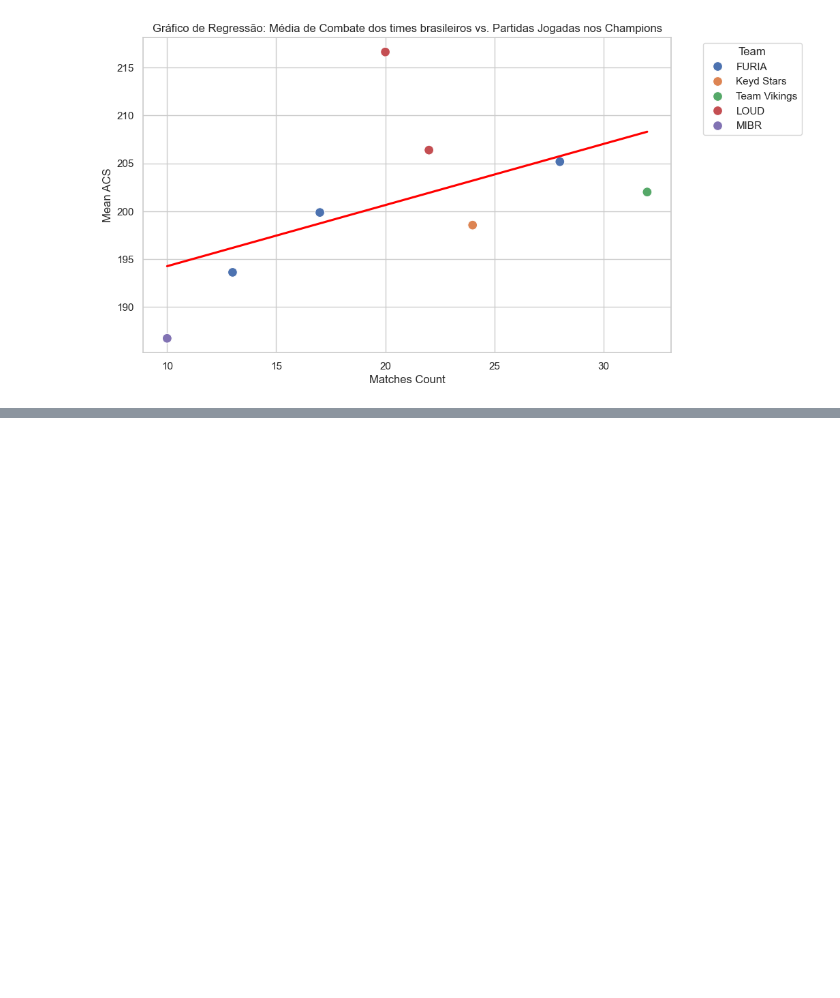
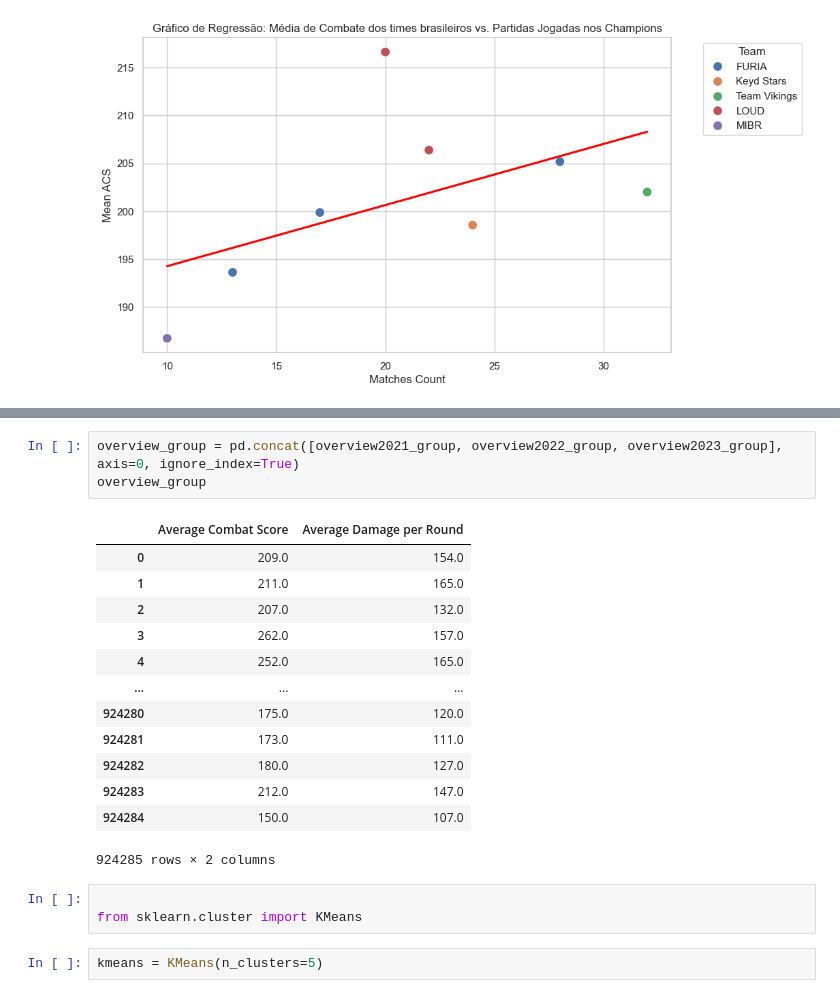
Before and after one commit to PedroLSCabral/Projeto-ICD, a Jupyter notebook: Presentation.ipynb, the cells around one changed output, grey strips where cells are left out. Drawn from its saved outputs; the diff is of its cells as text; blank space fills up the shorter version.

```diff
--- a/Presentation.ipynb
+++ b/Presentation.ipynb
@@ -318,0 +344,22 @@ plt.show()
+# %%
+overview_group = pd.concat([overview2021_group, overview2022_group, overview2023_group], axis=0, ignore_index=True)
+overview_group
+# %% [output]
+|  | Average Combat Score | Average Damage per Round |
+| 0 | 209.0 | 154.0 |
+| 1 | 211.0 | 165.0 |
+| 2 | 207.0 | 132.0 |
+| 3 | 262.0 | 157.0 |
+| 4 | 252.0 | 165.0 |
+| ... | ... | ... |
+| 924280 | 175.0 | 120.0 |
+| 924281 | 173.0 | 111.0 |
+| 924282 | 180.0 | 127.0 |
+| 924283 | 212.0 | 147.0 |
+| 924284 | 150.0 | 107.0 |
+924285 rows × 2 columns
+# %%
+
+from sklearn.cluster import KMeans
+# %%
+kmeans = KMeans(n_clusters=5)
```
Also changed, not shown: parts of 11 cells of this notebook.
